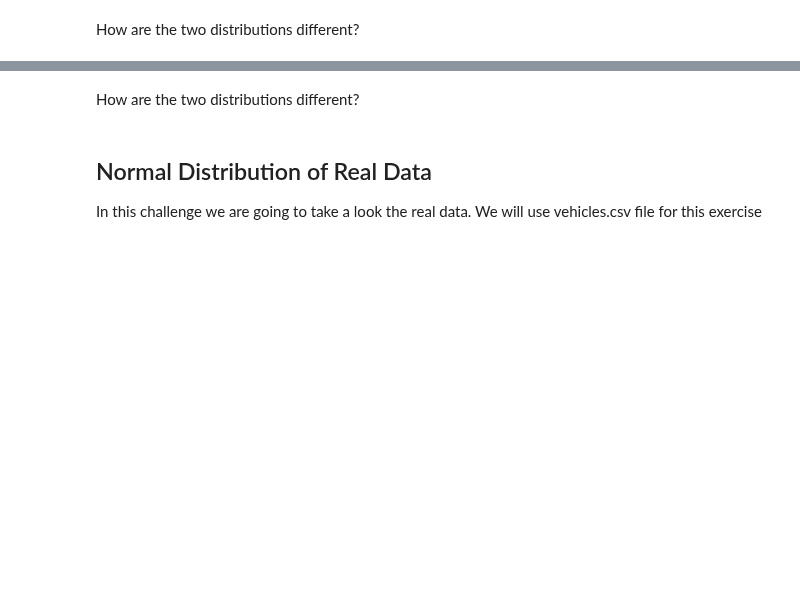
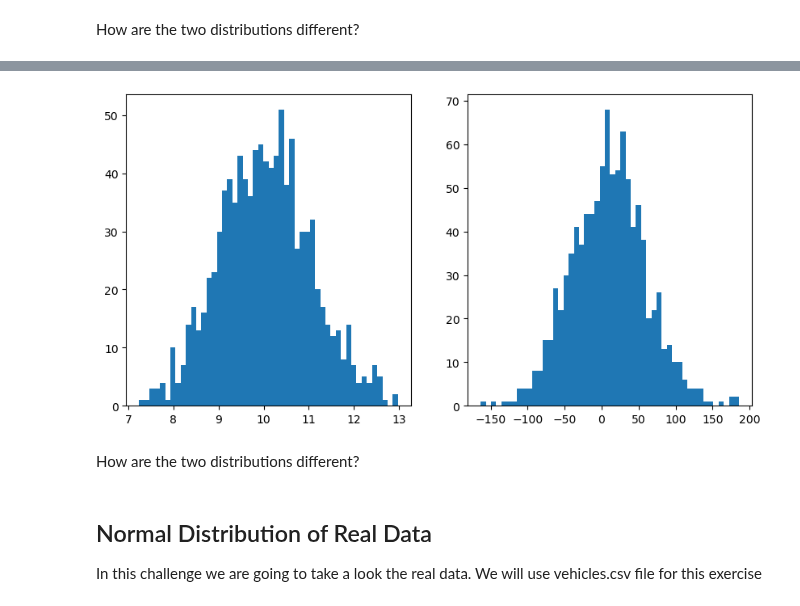
Before and after one commit to ta-data-lis/lab-probability-distributions, a Jupyter notebook: your-code/continuous.ipynb, the cells around one changed output, grey strips where cells are left out. Cells and saved outputs as stored; diff of their text form; code cells hidden in the pictures; blank space fills up the shorter version.

```diff
--- a/your-code/continuous.ipynb
+++ b/your-code/continuous.ipynb
@@ -64,2 +87,16 @@ Expected output:
+# %%
+# your code here
+import numpy as np
+def normal(mu, sigma, count):
+    x = mu + sigma*np.random.randn(count)
+    return x
+
+fig, (aa1, aa2) = plt.subplots(1, 2, figsize=(10, 5))
+aa1.hist(normal(10, 1, 1000), 50)
+aa2.hist(normal(10, 50, 1000), 50)
+
+plt.show()
+# %% [output]
+[figure, added]
 # %% [markdown]
 How are the two distributions different?
```
Also changed, not shown: parts of 23 cells of this notebook.
